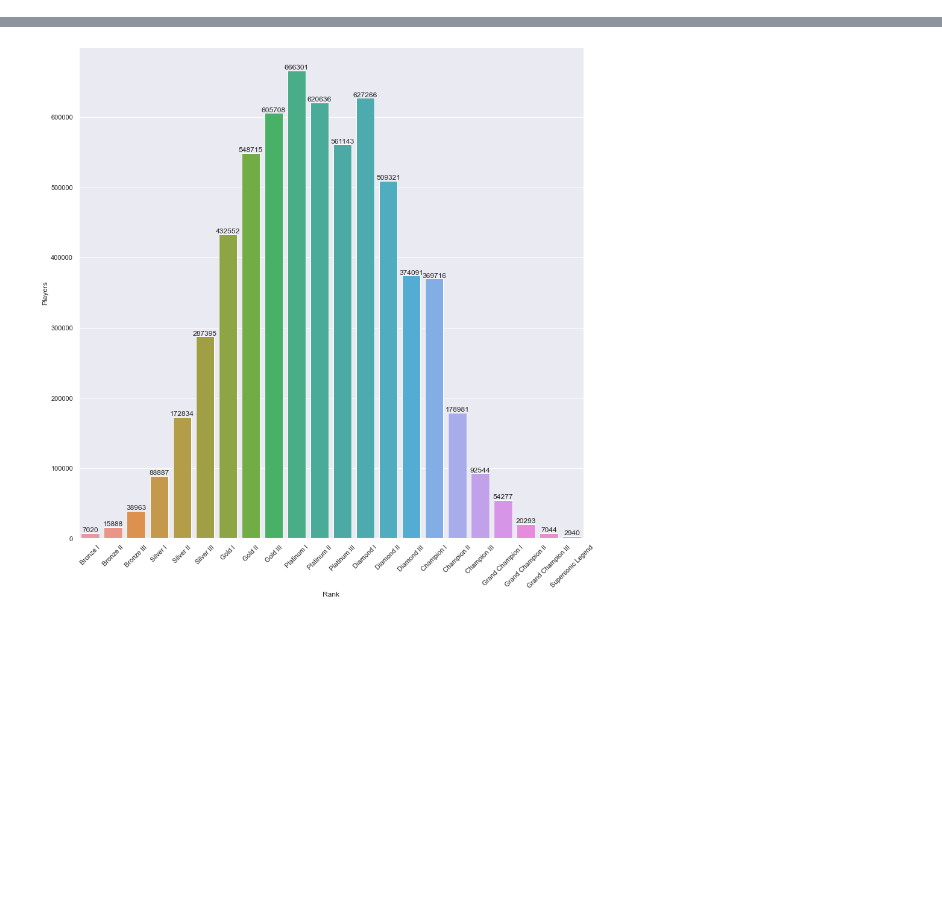
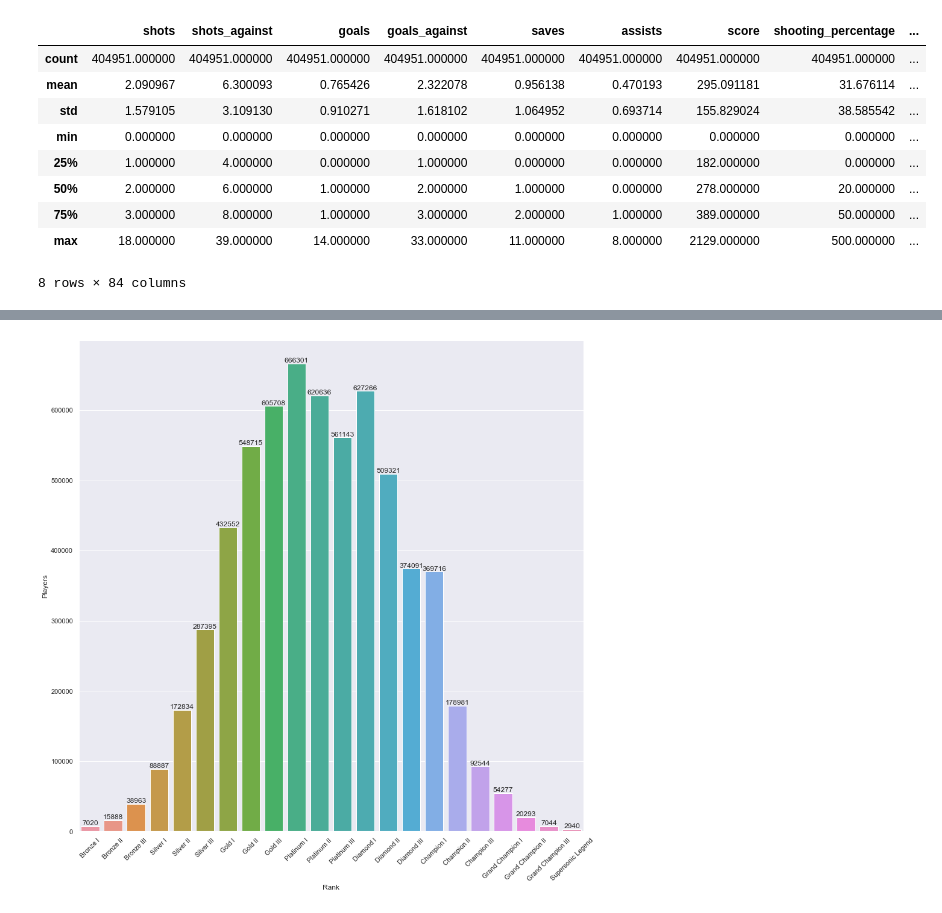
Before and after one commit to pasqualedem/RocketLeague-RankPredictor, a Jupyter notebook: src/data_explore.ipynb, the cells around one changed output, grey strips where cells are left out. Drawn from its saved outputs; the diff is of its cells as text; code cells hidden in the pictures; blank space fills up the shorter version.

```diff
--- a/src/data_explore.ipynb
+++ b/src/data_explore.ipynb
@@ -11,6 +11,19 @@ from sklearn.feature_selection import mutual_info_classif, chi2
 # load data
 data = pd.read_csv('../data/preprocessed/dataset_fixed.csv')
 ranks = pd.read_csv('../data/rank_distr.csv')
+# %%
+data.describe()
+# %% [output]
+|  | shots | shots_against | goals | goals_against | saves | assists | score | shooting_percentage | ... |
+| count | 404951.000000 | 404951.000000 | 404951.000000 | 404951.000000 | 404951.000000 | 404951.000000 | 404951.000000 | 404951.000000 | ... |
+| mean | 2.090967 | 6.300093 | 0.765426 | 2.322078 | 0.956138 | 0.470193 | 295.091181 | 31.676114 | ... |
+| std | 1.579105 | 3.109130 | 0.910271 | 1.618102 | 1.064952 | 0.693714 | 155.829024 | 38.585542 | ... |
+| min | 0.000000 | 0.000000 | 0.000000 | 0.000000 | 0.000000 | 0.000000 | 0.000000 | 0.000000 | ... |
+| 25% | 1.000000 | 4.000000 | 0.000000 | 1.000000 | 0.000000 | 0.000000 | 182.000000 | 0.000000 | ... |
+| 50% | 2.000000 | 6.000000 | 1.000000 | 2.000000 | 1.000000 | 0.000000 | 278.000000 | 20.000000 | ... |
+| 75% | 3.000000 | 8.000000 | 1.000000 | 3.000000 | 2.000000 | 1.000000 | 389.000000 | 50.000000 | ... |
+| max | 18.000000 | 39.000000 | 14.000000 | 33.000000 | 11.000000 | 8.000000 | 2129.000000 | 500.000000 | ... |
+8 rows × 84 columns
 # %%
 categorical = ['saves', 'mvp', 'goals', 'taken',
                'goals_against_while_last_defender', 'shots', 'inflicted', 'assists']
```
Also changed, not shown: parts of 6 cells of this notebook, 4 other files.
